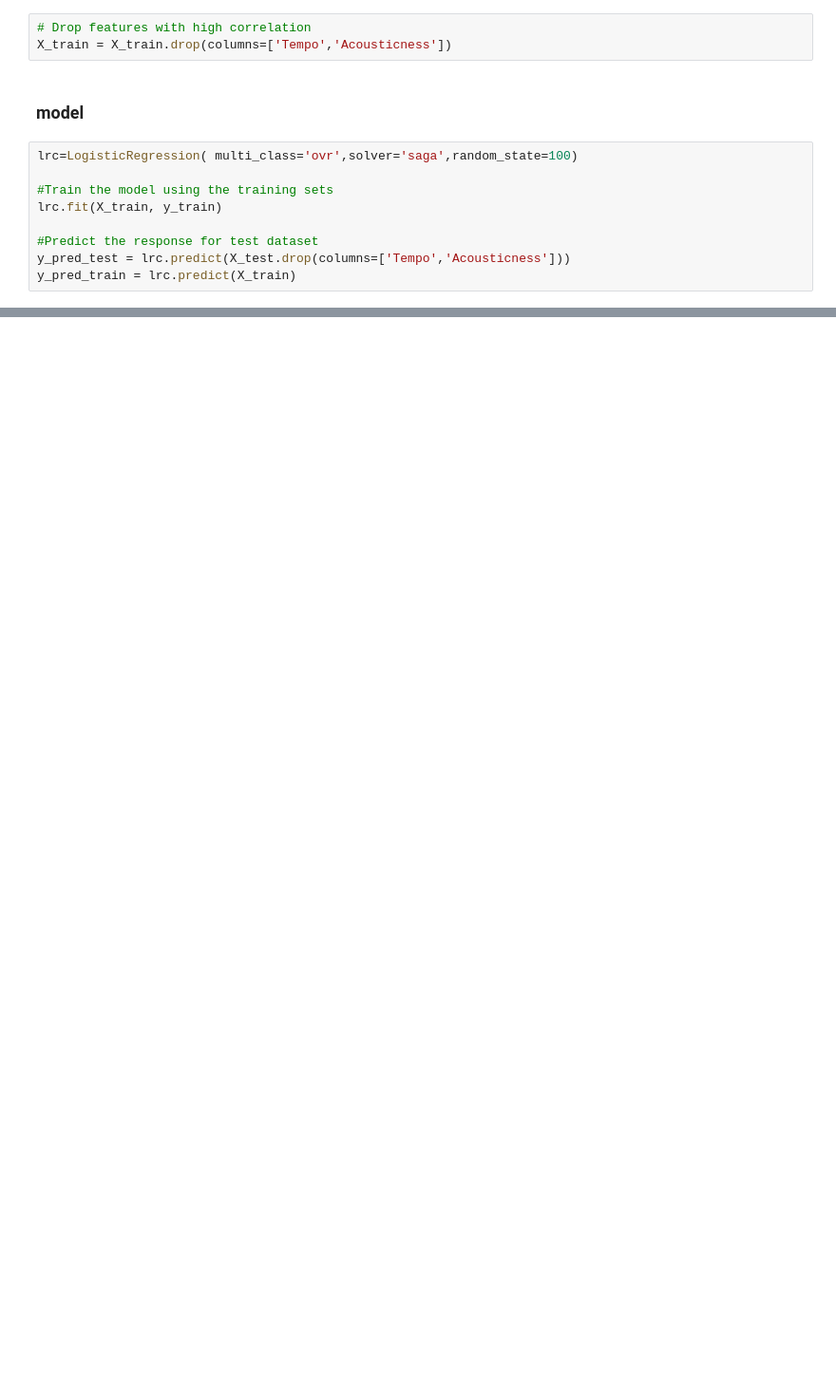
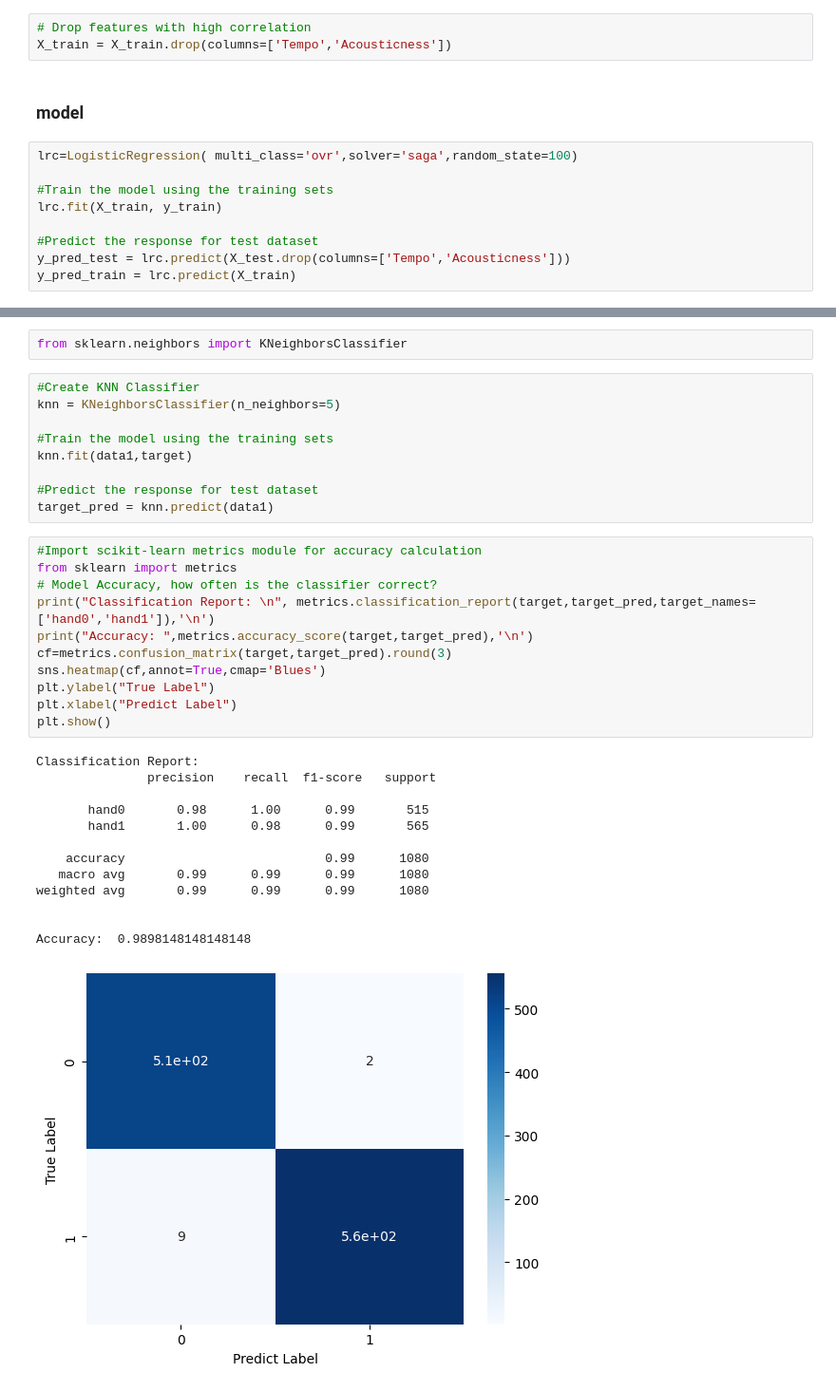
Before and after one commit to tanyaaton/music-and-mood-ml, a Jupyter notebook: music.ipynb, the cells around one changed output, grey strips where cells are left out. Shown: that part at 95% size. Drawn from its saved outputs; the diff is of its cells as text; blank space fills up the shorter version.

```diff
--- a/music.ipynb
+++ b/music.ipynb
@@ -301,0 +322,36 @@ Accuracy on test:  0.5686274509803921
+# %%
+from sklearn.neighbors import KNeighborsClassifier
+# %%
+#Create KNN Classifier
+knn = KNeighborsClassifier(n_neighbors=5)
+
+#Train the model using the training sets
+knn.fit(data1,target)
+
+#Predict the response for test dataset
+target_pred = knn.predict(data1)
+# %%
+#Import scikit-learn metrics module for accuracy calculation
+from sklearn import metrics
+# Model Accuracy, how often is the classifier correct?
+print("Classification Report: \n", metrics.classification_report(target,target_pred,target_names=['hand0','hand1']),'\n')
+print("Accuracy: ",metrics.accuracy_score(target,target_pred),'\n')
+cf=metrics.confusion_matrix(target,target_pred).round(3)
+sns.heatmap(cf,annot=True,cmap='Blues')
+plt.ylabel("True Label")
+plt.xlabel("Predict Label")
+plt.show()
+# %% [output]
+Classification Report:
+               precision    recall  f1-score   support
+
+       hand0       0.98      1.00      0.99       515
+       hand1       1.00      0.98      0.99       565
+
+    accuracy                           0.99      1080
+   macro avg       0.99      0.99      0.99      1080
+weighted avg       0.99      0.99      0.99      1080
+
+
+Accuracy:  0.9898148148148148
+[figure, added]
```
Also changed, not shown: parts of 7 cells of this notebook, 1 other file.
